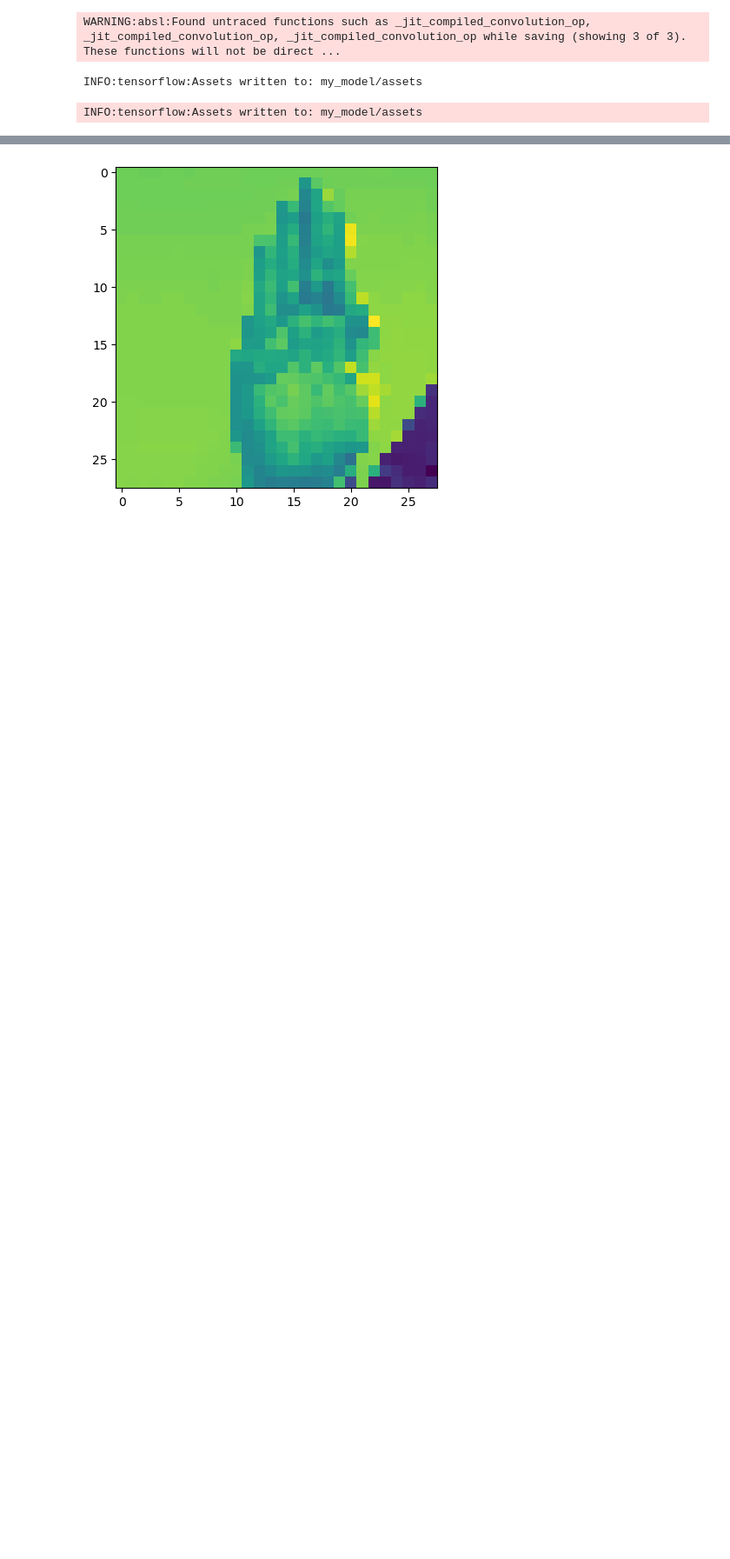
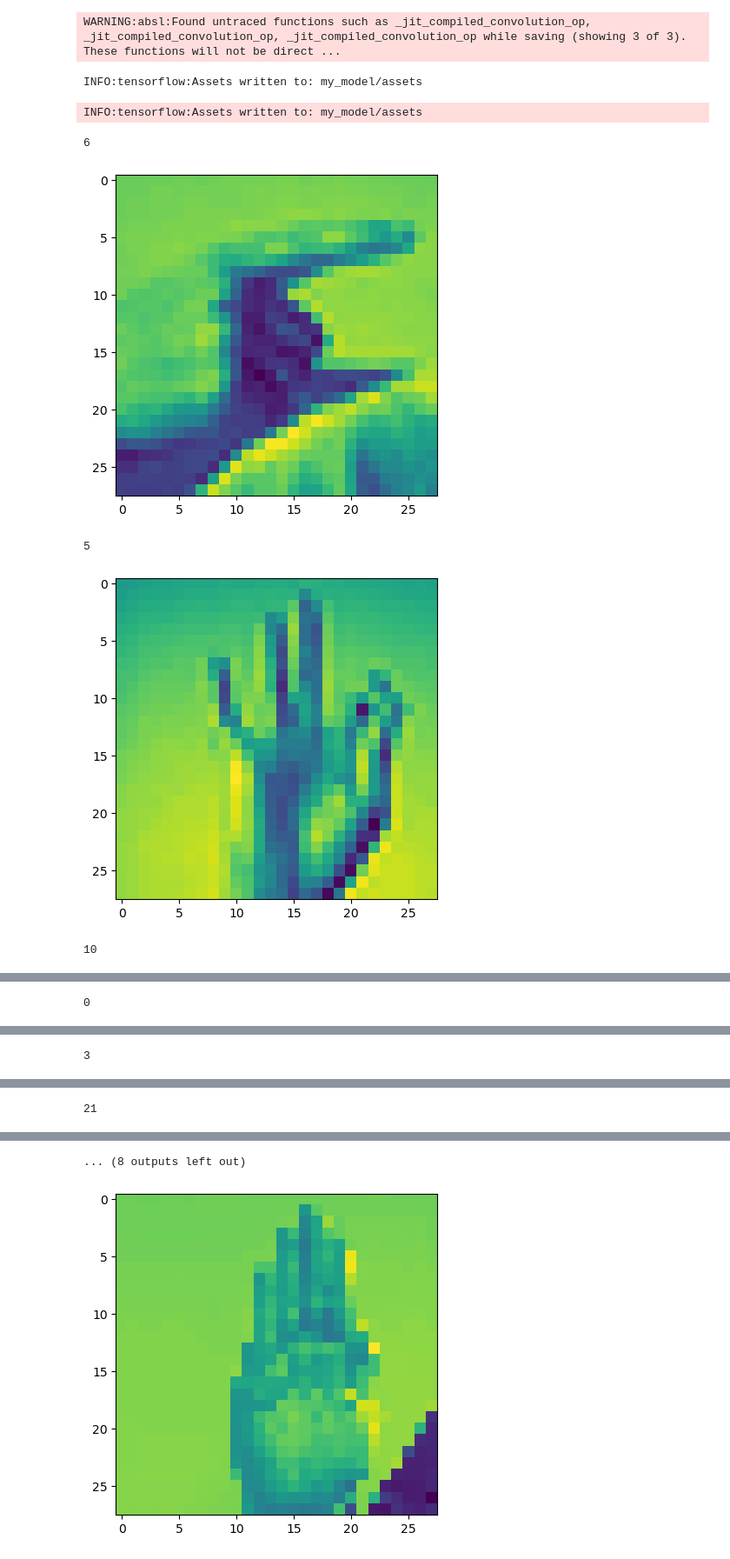
Before and after one commit to Pansartaxen/DV2599_ML, a Jupyter notebook: HandsignInterpreter/CNN_model.ipynb, the cells around one changed output, grey strips where cells are left out. Shown: that part at 87% size. Cells and saved outputs as stored; diff of their text form; code cells hidden in the pictures; blank space fills up the shorter version.

```diff
--- a/HandsignInterpreter/CNN_model.ipynb
+++ b/HandsignInterpreter/CNN_model.ipynb
@@ -127,3 +127,25 @@ model.save("my_model")
 WARNING:absl:Found untraced functions such as _jit_compiled_convolution_op, _jit_compiled_convolution_op, _jit_compiled_convolution_op while saving (showing 3 of 3). These functions will not be direct ...
 INFO:tensorflow:Assets written to: my_model/assets
 INFO:tensorflow:Assets written to: my_model/assets
+# %%
+test = get_test_data()
+tests = test.iloc[0:10,:]
+
+label = tests['label']
+label = label.values
+
+del tests['label']
+test = tests.values
+test = test / 255
+test = test.reshape(-1, 28, 28, 1)
+# %%
+for i in range(10):
+    print(label[i])
+    plt.imshow(test[i])
+    plt.show()
+# %% [output]
+6
+[figure, added]
+5
+[figure, added]
+10
@@ -129,0 +153 @@ INFO:tensorflow:Assets written to: my_model/assets
+0
@@ -129,0 +155 @@ INFO:tensorflow:Assets written to: my_model/assets
+3
@@ -129,0 +157 @@ INFO:tensorflow:Assets written to: my_model/assets
+21
@@ -130,3 +159,4 @@ INFO:tensorflow:Assets written to: my_model/assets
+... (8 outputs left out)
 # %%
 import numpy as np
 import matplotlib.pyplot as plt
```
Also changed, not shown: parts of 9 cells of this notebook, 4 other files.
